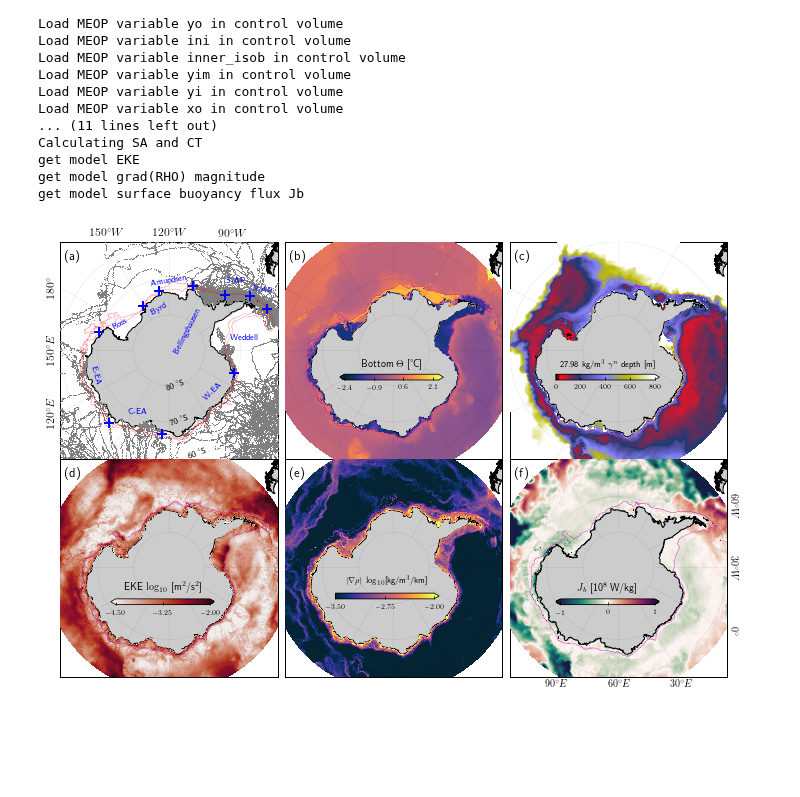
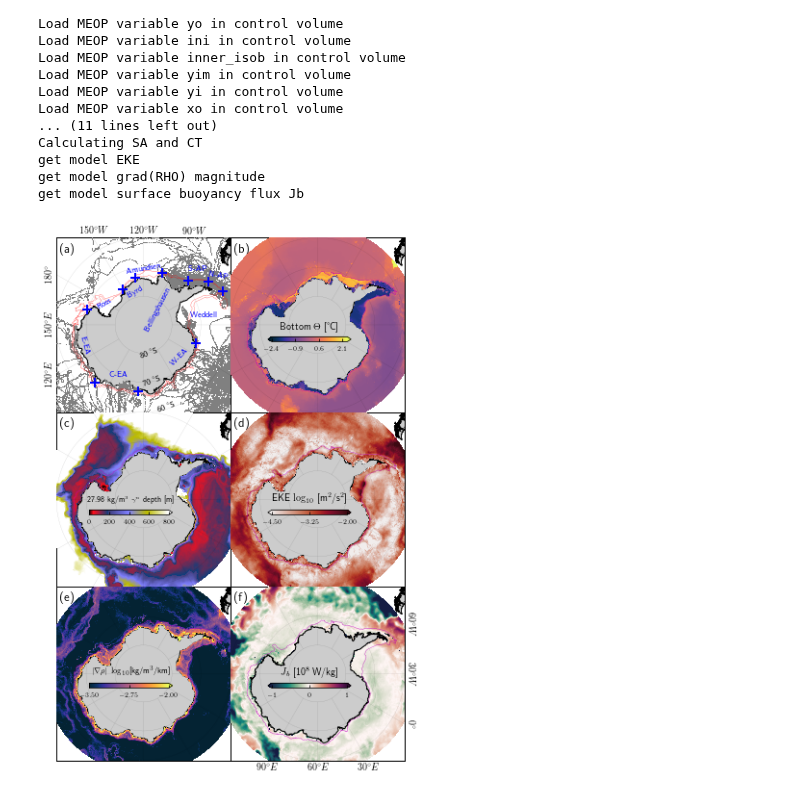
Before and after one commit to apaloczy/AntarcticaCircumpolarIntrusions, a Jupyter notebook: plot_figs/fig01/fig01.ipynb, the cells around one changed output. Saved outputs shown, nothing was run; the diff lists cells and outputs as text; code cells hidden in the pictures; blank space fills up the shorter version.

Commit message:
Update Figure 1.

```diff
--- a/plot_figs/fig01/fig01.ipynb
+++ b/plot_figs/fig01/fig01.ipynb
@@ -249,26 +249,33 @@ get model surface buoyancy flux Jb
 ##############
 ## Figure 1 ##
 ##############
-figsize = (12, 8) # (8.5, 6.0)
+figsize = (8, 10) # (8.5, 6.0)
 meridians = [-180, -150, -120,  -90,  -60,  -30,    0,   30,   60,   90,  120, 150]
 parallels = [-80, -70, -60]
 
-fig, ax = plt.subplots(figsize=figsize, ncols=3, nrows=2)
+fig, ax = plt.subplots(figsize=figsize, ncols=2, nrows=3)
+
+# m1 = bmap_antarctica_fig1(ax[0][0], resolution='l')
+# m2 = bmap_antarctica_fig1(ax[0][1], resolution='l')
+# m3 = bmap_antarctica_fig1(ax[0][2], resolution='l')
+# m4 = bmap_antarctica_fig1(ax[1][0], resolution='l')
+# m5 = bmap_antarctica_fig1(ax[1][1], resolution='l')
+# m6 = bmap_antarctica_fig1(ax[1][2], resolution='l')
 
 m1 = bmap_antarctica_fig1(ax[0][0], resolution='l')
 m2 = bmap_antarctica_fig1(ax[0][1], resolution='l')
-m3 = bmap_antarctica_fig1(ax[0][2], resolution='l')
-m4 = bmap_antarctica_fig1(ax[1][0], resolution='l')
-m5 = bmap_antarctica_fig1(ax[1][1], resolution='l')
-m6 = bmap_antarctica_fig1(ax[1][2], resolution='l')
+m3 = bmap_antarctica_fig1(ax[1][0], resolution='l')
+m4 = bmap_antarctica_fig1(ax[1][1], resolution='l')
+m5 = bmap_antarctica_fig1(ax[2][0], resolution='l')
+m6 = bmap_antarctica_fig1(ax[2][1], resolution='l')
 
-merids1 = m1.drawmeridians(meridians, linewidth=0.1, zorder=9999, labels=[1,0,1,0], fontsize=12)
+merids1 = m1.drawmeridians(meridians, linewidth=0.1, zorder=9999, labels=[1,0,1,0], fontsize=10)
 m1.drawparallels(parallels, linewidth=0.1, zorder=9999, latmax=90)
 merids2 = m2.drawmeridians(meridians, linewidth=0.1, zorder=9999, labels=[0,0,0,0])
 m2.drawparallels(parallels, linewidth=0.1, zorder=9999, latmax=90)
 merids3 = m3.drawmeridians(meridians, linewidth=0.1, zorder=9999, labels=[0,0,0,0])
 m3.drawparallels(parallels, linewidth=0.1, zorder=9999, latmax=90)
-merids4 = m4.drawmeridians(meridians, linewidth=0.1, zorder=9999, labels=[0,0,0,0], fontsize=12)
+merids4 = m4.drawmeridians(meridians, linewidth=0.1, zorder=9999, labels=[0,0,0,0], fontsize=10)
 m4.drawparallels(parallels, linewidth=0.1, zorder=9999, latmax=90)
 merids5 = m5.drawmeridians(meridians, linewidth=0.1, zorder=9999, labels=[0,0,0,0],)
 m5.drawparallels(parallels, linewidth=0.1, zorder=9999, latmax=90)
@@ -371,14 +378,12 @@ Visopyc = Visopyc/umagisopyc
 # Panel (e), grad(rho).
 min_gradrho, max_gradrho = -3.5, -2
 cs5 = m5.pcolormesh(Tlon, Tlat, gradrho, cmap=cmo.thermal, latlon=True, zorder=1, vmin=min_gradrho, vmax=max_gradrho)
-
 m5.plot(xm, ym, color='m', linewidth=0.3, alpha=1, zorder=999, latlon=True)
 
 # Panel (f), buoyancy flux.
 min_Jb, max_Jb = -1, 1
 Jbfac = 1e8
 cs6 = m6.pcolormesh(Tlon, Tlat, Jb*Jbfac, cmap=cmo.curl, latlon=True, zorder=-9, vmin=min_Jb, vmax=max_Jb)
-
 m6.plot(xm, ym, color='m', linewidth=0.3, alpha=1, zorder=999, latlon=True)
 
 ekemid = 0.5*(ekema + ekemi)
@@ -397,11 +402,14 @@ cblabel_d = r'EKE $\log_{10}$ [m$^2$/s$^2$]'
 cblabel_e = r'$|\boldmath{\nabla}\rho| \; \log_{10}$[kg/m$^3$/km]'
 cblabel_f = r'$J_b$ [10$^8$ W/kg]'
 
-cbaxes_b = fig.add_axes([0.45, 0.64, 0.12, 0.01])
-cbaxes_c = fig.add_axes([0.70, 0.64, 0.12, 0.01])
-cbaxes_d = fig.add_axes([0.185, 0.25, 0.12, 0.01])
-cbaxes_e = fig.add_axes([0.445, 0.26, 0.12, 0.01])
-cbaxes_f = fig.add_axes([0.70, 0.25, 0.12, 0.01])
+cw, ch = 0.15, 0.007
+xcoll, xcolr = 0.258, 0.58
+yrowt, yrowm, yrowb = 0.73, 0.48, 0.23
+cbaxes_b = fig.add_axes([xcolr, yrowt, cw, ch])
+cbaxes_c = fig.add_axes([xcoll, yrowm, cw, ch])
+cbaxes_d = fig.add_axes([xcolr, yrowm, cw, ch])
+cbaxes_e = fig.add_axes([xcoll, yrowb, cw, ch])
+cbaxes_f = fig.add_axes([xcolr, yrowb, cw, ch])
 
 css = [cs2, cs3, cs4, cs5, cs6]
 cbaxes = [cbaxes_b, cbaxes_c, cbaxes_d, cbaxes_e, cbaxes_f]
@@ -409,38 +417,38 @@ cbticks = [cbticks_b, cbticks_c, cbticks_d, cbticks_e, cbticks_f]
 cblabels = [cblabel_b, cblabel_c, cblabel_d, cblabel_e, cblabel_f]
 for cs, cbax, cbtick, cblabel in zip(css, cbaxes, cbticks, cblabels):
     if np.logical_or(cs==cs3, cs==cs5):
         extend = 'max'
     else:
         extend = 'both'
     if cs==cs3:
-        fontsize = 8
+        fontsize = 7.5
     elif cs==cs5:
         fontsize = 8
     else:
         fontsize = 10
     cb = plt.colorbar(mappable=cs, cax=cbax, orientation='horizontal', extend=extend)
     cb.set_ticks(cbtick)
     cb.ax.tick_params(labelsize=7, top=False, labeltop=False, labelbottom=True)
     cb.update_ticks()
     cb.set_label(cblabel, fontsize=fontsize, fontweight='black', labelpad=-30)
 #---
 
 ax[0][0].tick_params(labelsize=9, labeltop=True, labelleft=True)
 ax[0][1].tick_params(labelsize=9, labeltop=True, labelright=True)
 ax[0][0].yaxis.set_tick_params(rotation=90)
 ax[0][1].yaxis.set_tick_params(rotation=-90)
 
 xletter, yletter = 0.023, 0.92
 ax[0][0].text(xletter, yletter, r'(a)', fontsize=13, fontweight='bold', transform=ax[0][0].transAxes)
 ax[0][1].text(xletter, yletter, r'(b)', fontsize=13, fontweight='bold', transform=ax[0][1].transAxes)
-ax[0][2].text(xletter, yletter, r'(c)', fontsize=13, fontweight='bold', transform=ax[0][2].transAxes)
-ax[1][0].text(xletter, yletter, r'(d)', fontsize=13, fontweight='bold', transform=ax[1][0].transAxes)
-ax[1][1].text(xletter, yletter, r'(e)', fontsize=13, fontweight='bold', transform=ax[1][1].transAxes)
-ax[1][2].text(xletter, yletter, r'(f)', fontsize=13, fontweight='bold', transform=ax[1][2].transAxes)
+ax[1][0].text(xletter, yletter, r'(c)', fontsize=13, fontweight='bold', transform=ax[1][0].transAxes)
+ax[1][1].text(xletter, yletter, r'(d)', fontsize=13, fontweight='bold', transform=ax[1][1].transAxes)
+ax[2][0].text(xletter, yletter, r'(e)', fontsize=13, fontweight='bold', transform=ax[2][0].transAxes)
+ax[2][1].text(xletter, yletter, r'(f)', fontsize=13, fontweight='bold', transform=ax[2][1].transAxes)
 
-fig.subplots_adjust(wspace=0.02, hspace=0.0)
+fig.subplots_adjust(wspace=-0.32, hspace=0.0)
 plt.draw()
 fig.show()
-fig.savefig(figname, format=fmt, bbox_inches='tight', pad_inches=0.0, dpi=125)
+fig.savefig(figname, format=fmt, bbox_inches='tight', pad_inches=0.0, dpi=150)
 # %% [output]
-[figure, old version]
+[figure, new version]
```
Also changed, not shown: 1 other file.
